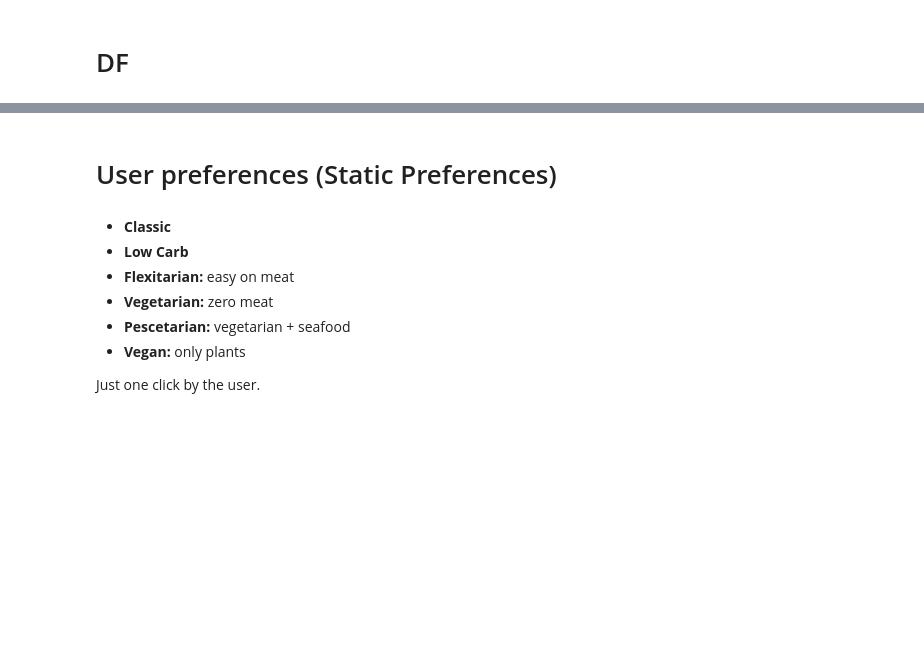
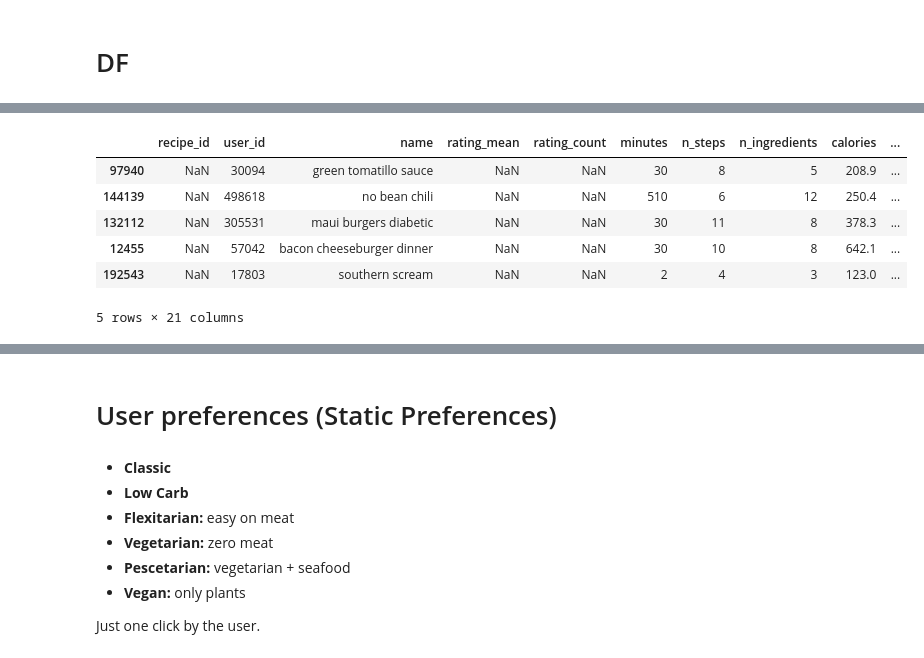
Before and after one commit to Phlasse/Fed_up, a Jupyter notebook: notebooks/jessica/Filtering functions.ipynb, the cells around one changed output, grey strips where cells are left out. Cells and saved outputs as stored; diff of their text form; code cells hidden in the pictures; blank space fills up the shorter version.

```diff
--- a/notebooks/jessica/Filtering functions.ipynb
+++ b/notebooks/jessica/Filtering functions.ipynb
@@ -65,0 +46,10 @@ recipe_df.head(100)
+# %%
+recipe_df.sample(5)
+# %% [output]
+|  | recipe_id | user_id | name | rating_mean | rating_count | minutes | n_steps | n_ingredients | calories | ... |
+| 97940 | NaN | 30094 | green tomatillo sauce | NaN | NaN | 30 | 8 | 5 | 208.9 | ... |
+| 144139 | NaN | 498618 | no bean chili | NaN | NaN | 510 | 6 | 12 | 250.4 | ... |
+| 132112 | NaN | 305531 | maui burgers diabetic | NaN | NaN | 30 | 11 | 8 | 378.3 | ... |
+| 12455 | NaN | 57042 | bacon cheeseburger dinner | NaN | NaN | 30 | 10 | 8 | 642.1 | ... |
+| 192543 | NaN | 17803 | southern scream | NaN | NaN | 2 | 4 | 3 | 123.0 | ... |
+5 rows × 21 columns
```
Also changed, not shown: parts of 81 cells of this notebook, 1 other file.
